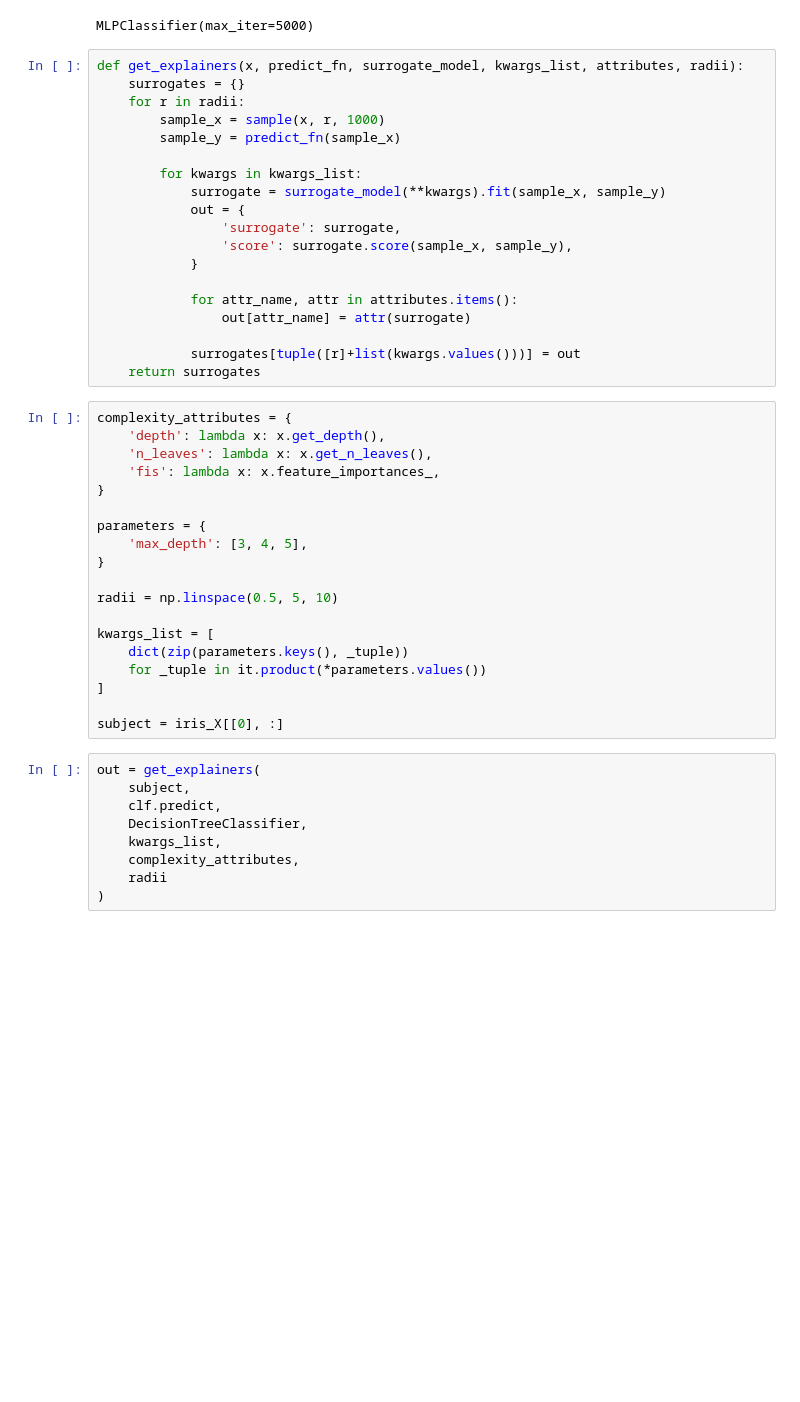
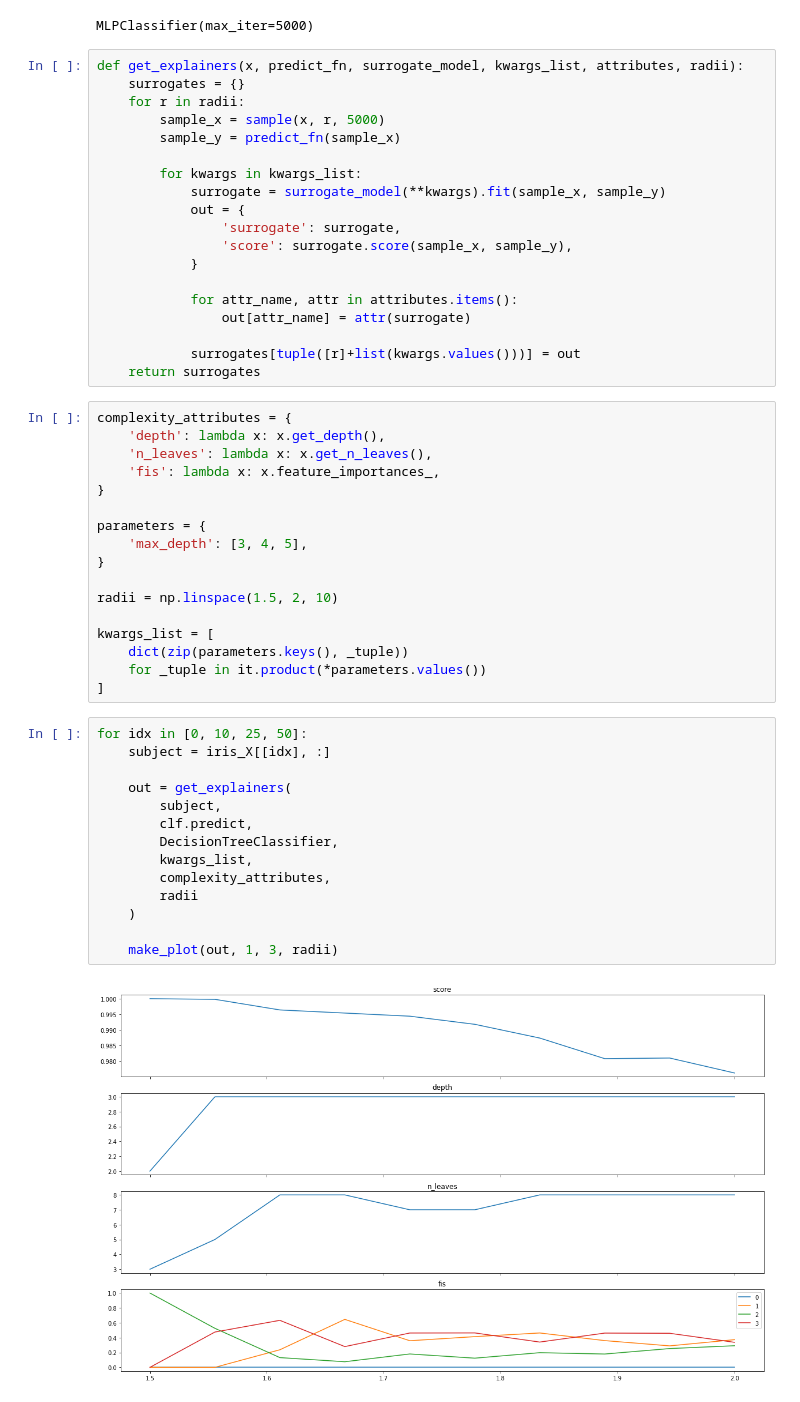
Before and after one commit to RafaelPo/local_surrogates_interplay, a Jupyter notebook: funcs.ipynb, the cells around one changed output. Cells and saved outputs as stored; diff of their text form; blank space fills up the shorter version.

```diff
--- a/funcs.ipynb
+++ b/funcs.ipynb
@@ -42,7 +68,7 @@ MLPClassifier(max_iter=5000)
 def get_explainers(x, predict_fn, surrogate_model, kwargs_list, attributes, radii):
     surrogates = {}
     for r in radii:
-        sample_x = sample(x, r, 1000)
+        sample_x = sample(x, r, 5000)
         sample_y = predict_fn(sample_x)
 
         for kwargs in kwargs_list:
@@ -68,20 +94,25 @@ parameters = {
     'max_depth': [3, 4, 5],
 }
 
-radii = np.linspace(0.5, 5, 10)
+radii = np.linspace(1.5, 2, 10)
 
 kwargs_list = [
     dict(zip(parameters.keys(), _tuple))
     for _tuple in it.product(*parameters.values())
 ]
-
-subject = iris_X[[0], :]
 # %%
-out = get_explainers(
-    subject,
-    clf.predict,
-    DecisionTreeClassifier,
-    kwargs_list,
-    complexity_attributes,
-    radii
-)
+for idx in [0, 10, 25, 50]:
+    subject = iris_X[[idx], :]
+
+    out = get_explainers(
+        subject,
+        clf.predict,
+        DecisionTreeClassifier,
+        kwargs_list,
+        complexity_attributes,
+        radii
+    )
+
+    make_plot(out, 1, 3, radii)
+# %% [output]
+[figure, added]
```
Also changed, not shown: parts of 6 cells of this notebook.
